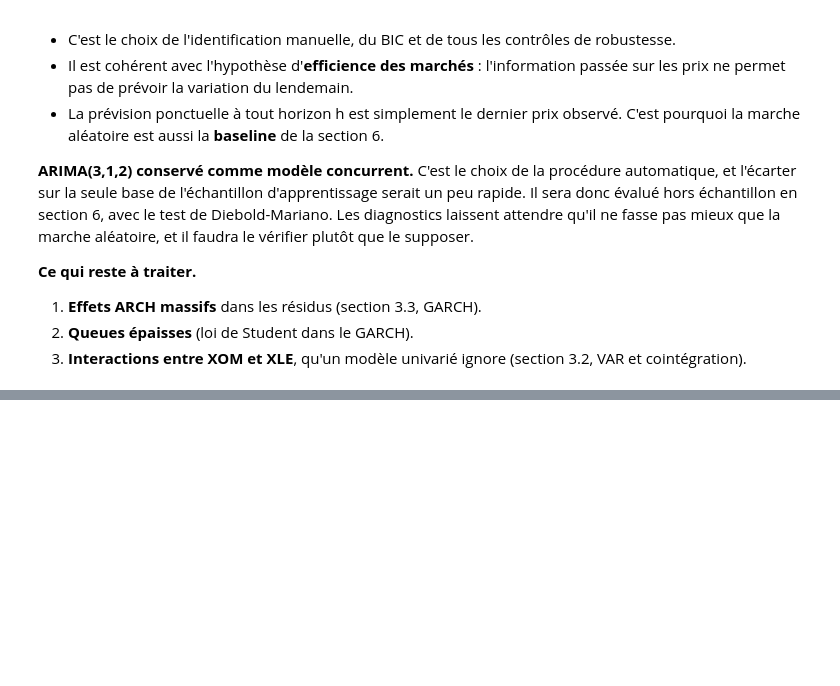
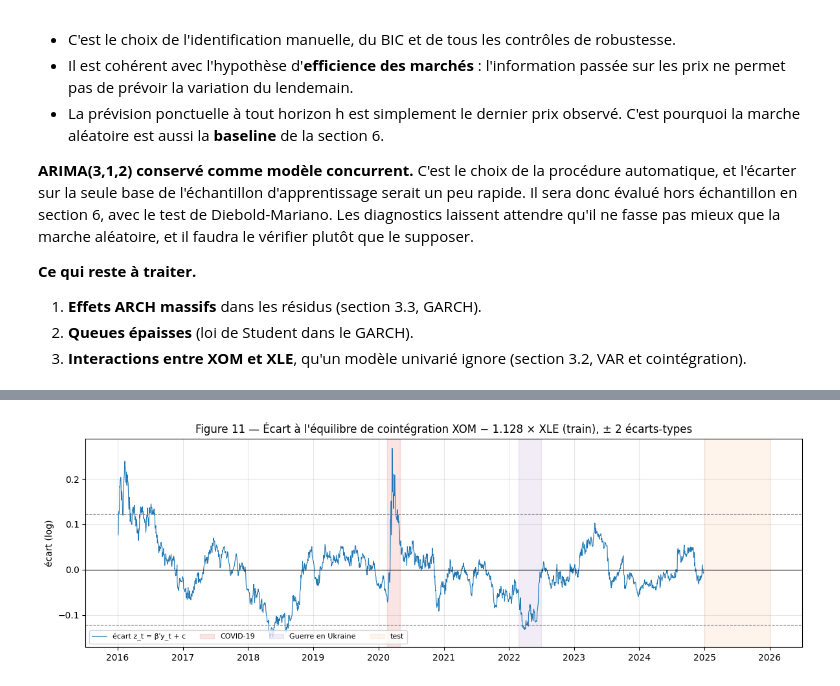
Before and after one commit to aziz28-dev/ts-project, a Jupyter notebook: notebooks/main_python.ipynb, the cells around one changed output, grey strips where cells are left out. Cells and saved outputs as stored; diff of their text form; code cells hidden in the pictures; blank space fills up the shorter version.

```diff
--- a/notebooks/main_python.ipynb
+++ b/notebooks/main_python.ipynb
@@ -1314,0 +1325,4 @@ La variance d'un ARIMA est constante par construction : ce modèle ne peut pas r
+# %%
+R_pair = TRAIN[["XOM_ret", "XLE_ret"]].dropna()   # rendements en %, 2 261 jours
+L_pair = TRAIN[["XOM_logp", "XLE_logp"]]          # log-prix, 2 262 jours
+print(f"Corrélation des rendements XOM/XLE (train) : {R_pair.corr().iloc[0, 1]:.3f}")
@@ -1314,0 +1394,5 @@ La variance d'un ARIMA est constante par construction : ce modèle ne peut pas r
+# %%
+var_fits = {f"VAR({p})": C.fit_var(R_pair, p) for p in (0, 1, 7, 9)}
+var_diag = pd.DataFrame([C.var_diagnostics(r, n) for n, r in var_fits.items()]).set_index("modèle")
+save_table(var_diag, "tab18_var_diagnostics")
+var_diag.round(4).T
@@ -1314,0 +1414,8 @@ La variance d'un ARIMA est constante par construction : ce modèle ne peut pas r
+# %%
+# Coefficients du VAR(1) : estimation complète puis hors 2020, pour juger de leur stabilité.
+v1_full = var_fits["VAR(1)"]
+v1_ex2020 = C.fit_var(R_pair[R_pair.index.year != 2020], 1)
+coefs = pd.concat({"complet": v1_full.params, "p-value (classique)": v1_full.pvalues,
+                   "hors 2020": v1_ex2020.params}, axis=1)
+save_table(coefs, "tab18b_var1_coefficients")
+coefs.round(4)
@@ -1314,0 +1608,12 @@ La variance d'un ARIMA est constante par construction : ce modèle ne peut pas r
+# %%
+vecm = C.fit_vecm(L_pair, k_ar_diff=0, rank=1)
+vecm_tab = C.vecm_summary(vecm, ["XOM", "XLE"])
+save_table(vecm_tab, "tab23_vecm")
+display(vecm_tab.round(5))
+
+beta = vecm.beta.ravel()
+spread = pd.Series(L_pair.to_numpy() @ beta + vecm.const_coint.ravel()[0], index=L_pair.index, name="écart")
+hl = C.spread_half_life(spread)
+print(f"Contrôle : AR(1) de l'écart, ρ = {hl['rho']:.4f}, demi-vie = {hl['demi-vie (jours)']:.1f} jours de bourse")
+print(f"Écart : moyenne = {spread.mean():.4f}, écart-type = {spread.std():.4f}, "
+      f"min = {spread.min():.3f} le {spread.idxmin().date()}, max = {spread.max():.3f} le {spread.idxmax().date()}")
@@ -1314,0 +1646,17 @@ La variance d'un ARIMA est constante par construction : ce modèle ne peut pas r
+# %%
+fig, ax = plt.subplots(figsize=(12, 4))
+ax.plot(spread.index, spread, lw=0.8, color="tab:blue", label="écart z_t = β′y_t + c")
+m, s = spread.mean(), spread.std()
+ax.axhline(m, color="black", lw=0.8)
+for k in (-2, 2):
+    ax.axhline(m + k * s, color="grey", ls="--", lw=0.8)
+shade(ax, legend=True)
+ax.set_ylabel("écart (log)")
+ax.set_title(f"Figure 11 — Écart à l'équilibre de cointégration XOM − {-beta[1]:.3f} × XLE (train), ± 2 écarts-types")
+ax.legend(loc="lower left", fontsize=8, ncol=4)
+ax.grid(alpha=0.3)
+fig.tight_layout()
+save_fig(fig, 11, "ecart_cointegration")
+plt.show()
+# %% [output]
+[figure, added]
```
Also changed, not shown: parts of 22 cells of this notebook, 15 other files.
